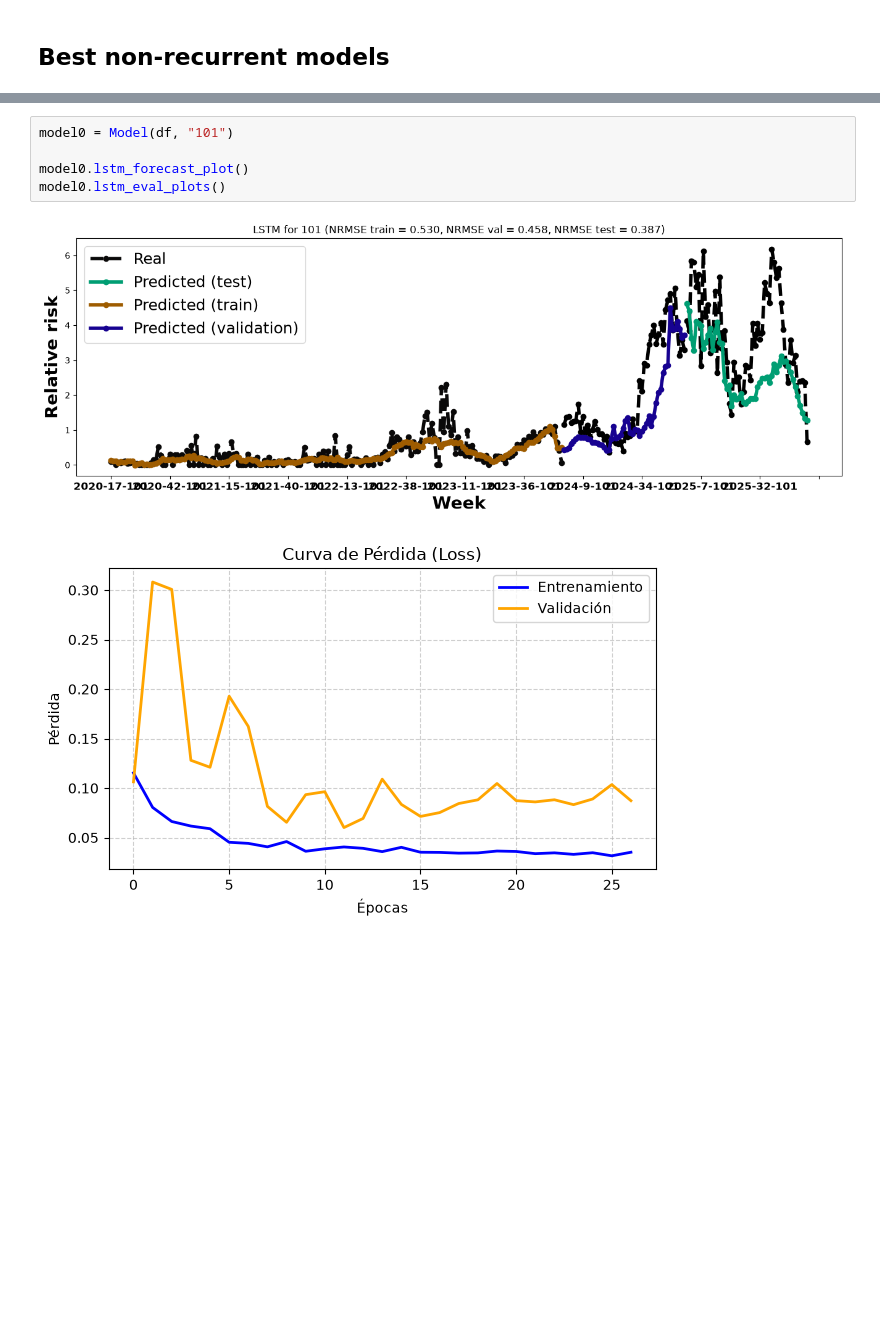
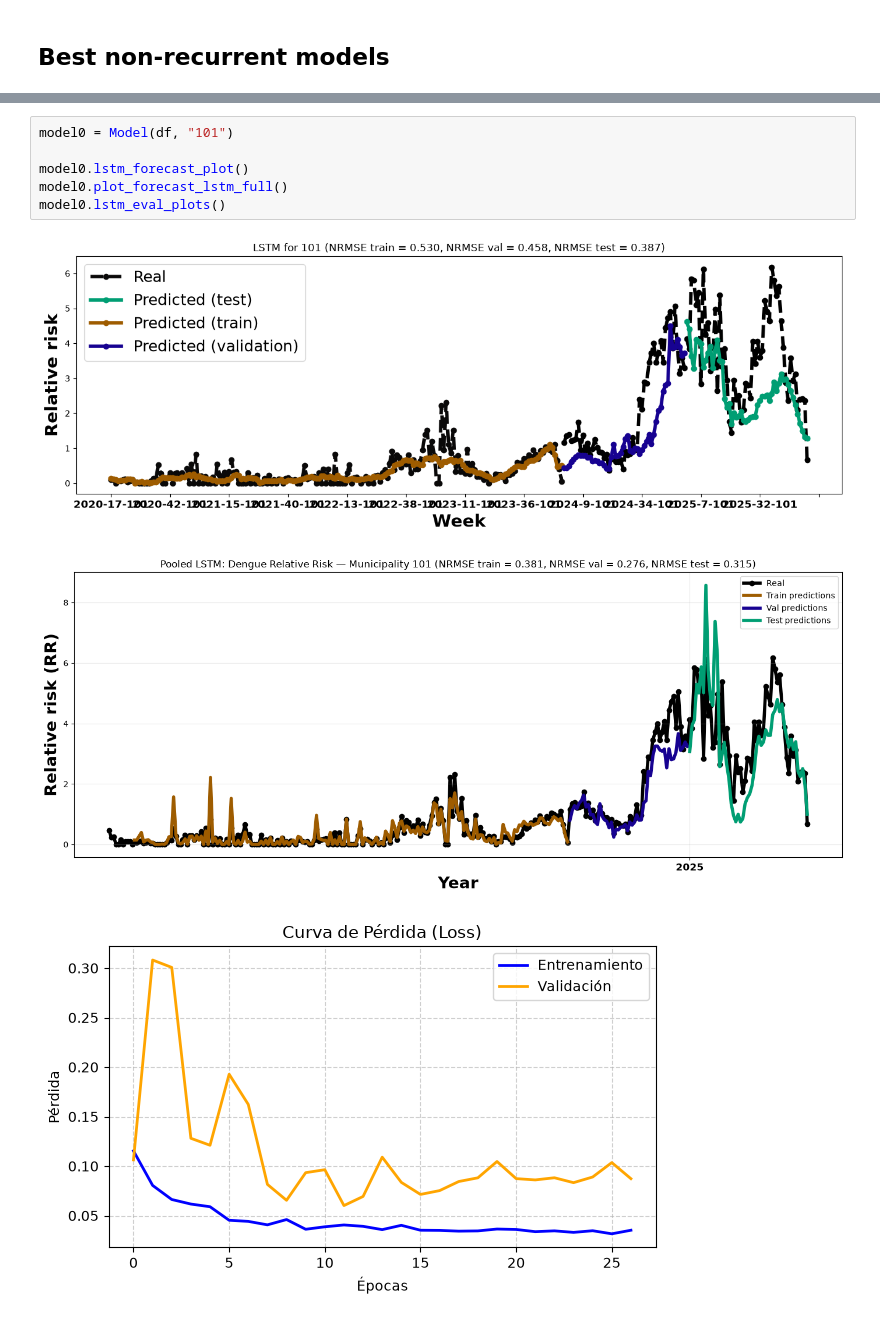
Before and after one commit to artisticlimon/dengue-recurrent-cr, a Jupyter notebook: 0_notebooks/lstm_test.ipynb, the cells around one changed output, grey strips where cells are left out. Cells and saved outputs as stored; diff of their text form; blank space fills up the shorter version.

```diff
--- a/0_notebooks/lstm_test.ipynb
+++ b/0_notebooks/lstm_test.ipynb
@@ -68,11 +76,13 @@ model0.lstm_eval_plots()
 # %%
 model0 = Model(df, "101")
 
 model0.lstm_forecast_plot()
+model0.plot_forecast_lstm_full()
 model0.lstm_eval_plots()
 # %% [output]
 [figure]
-[figure, old version]
+[figure, new version]
+[figure, added]
 # %%
 model0 = Model(df, "201")
 
```
Also changed, not shown: parts of 12 cells of this notebook.
